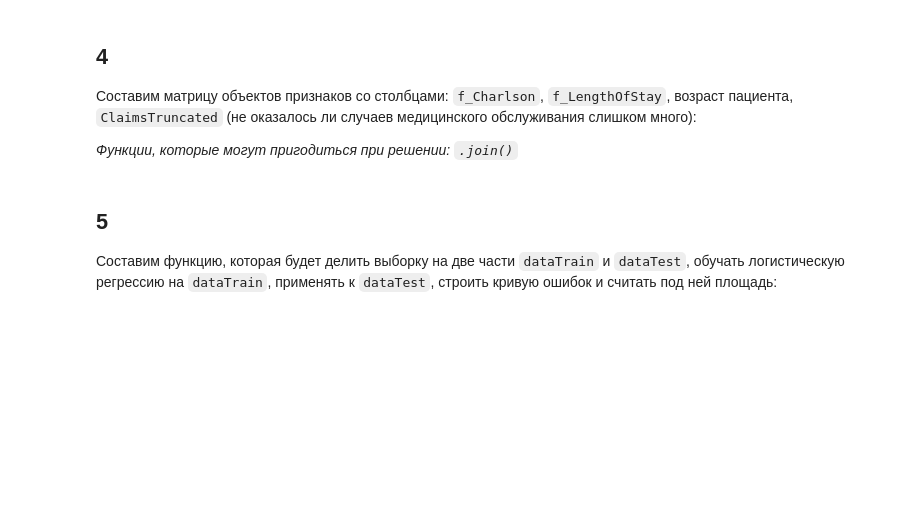
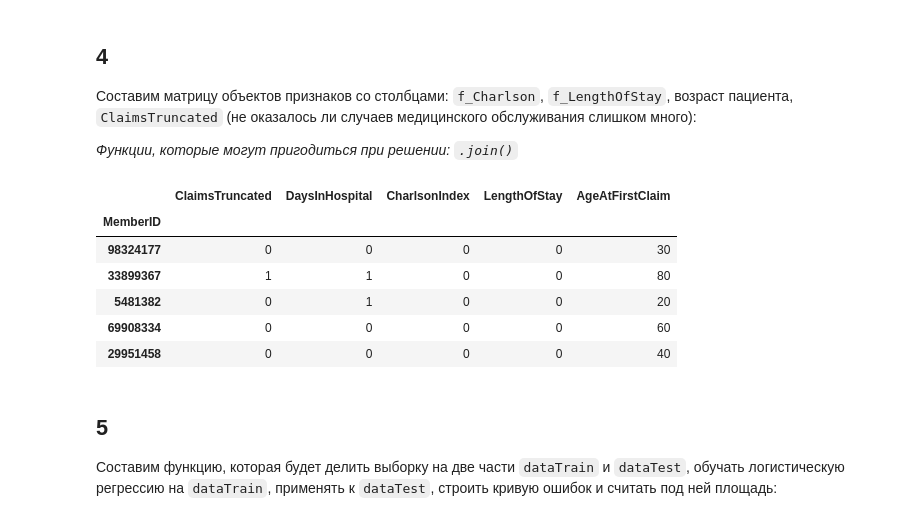
Before and after one commit to Debechelo/MachineLearning, a Jupyter notebook: lab_5/lab5-logistic-regression-ru.ipynb, the cells around one changed output. Saved outputs shown, nothing was run; the diff lists cells and outputs as text; code cells hidden in the pictures; blank space fills up the shorter version.

```diff
--- a/lab_5/lab5-logistic-regression-ru.ipynb
+++ b/lab_5/lab5-logistic-regression-ru.ipynb
@@ -52,10 +54,16 @@ f_LengthOfStay = # место для кода
 *Функции, которые могут пригодиться при решении: `.join()`*
 # %%
 data = days2
-data = data.join(f_Charlson)
-
-# место для кода
+data = data.join(f_Charlson).join(f_LengthOfStay).join(m['AgeAtFirstClaim'])
 data.head(5)
+# %% [output]
+|  | ClaimsTruncated | DaysInHospital | CharlsonIndex | LengthOfStay | AgeAtFirstClaim |
+| MemberID |  |  |  |  |  |
+| 98324177 | 0 | 0 | 0 | 0 | 30 |
+| 33899367 | 1 | 1 | 0 | 0 | 80 |
+| 5481382 | 0 | 1 | 0 | 0 | 20 |
+| 69908334 | 0 | 0 | 0 | 0 | 60 |
+| 29951458 | 0 | 0 | 0 | 0 | 40 |
 # %% [markdown]
 ## 5
 Составим функцию, которая будет делить выборку на две части `dataTrain` и `dataTest`, обучать логистическую регрессию на `dataTrain`, применять к `dataTest`, строить кривую ошибок и считать под ней площадь:
```
Also changed, not shown: parts of 7 cells of this notebook.
